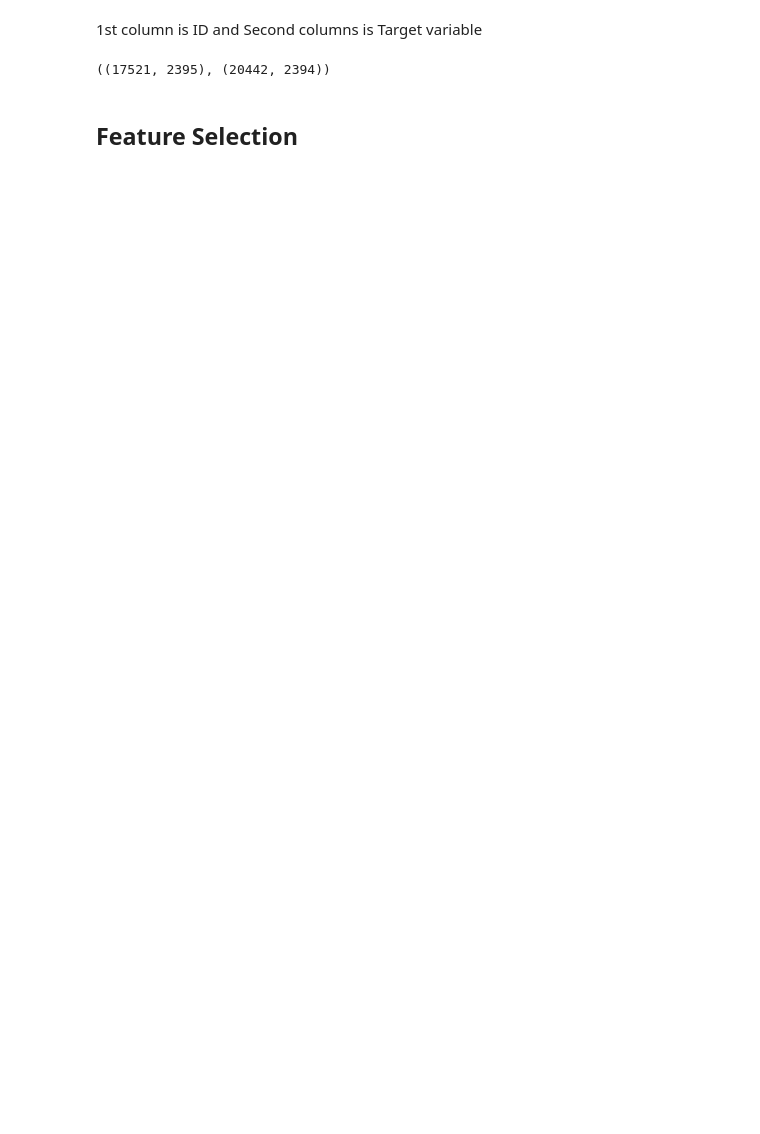
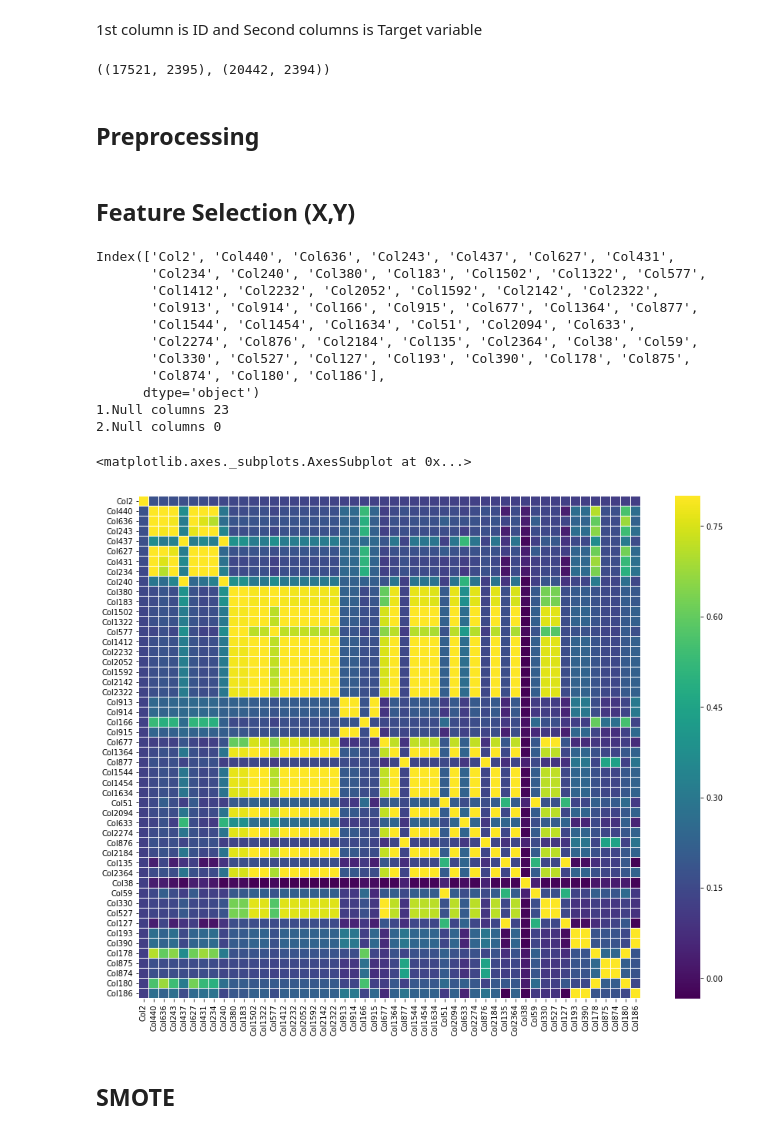
Before and after one commit to Shalakam/banking-behaviour-scorecard, a Jupyter notebook: kernel2.ipynb, the cells around one changed output. Drawn from its saved outputs; the diff is of its cells as text; code cells hidden in the pictures; blank space fills up the shorter version.

```diff
--- a/kernel2.ipynb
+++ b/kernel2.ipynb
@@ -49,5 +46,56 @@ test_df.sample(5)
 train_df.shape, test_df.shape
 # %% [output]
 ((17521, 2395), (20442, 2394))
+# %% [markdown]
+## Preprocessing
+# %%
+# Check columns for Null values
+def null_cols(d,columns):
+  na = d[columns].isna().sum().sort_values(ascending=False)
+  return na[na > 0].index.to_list()
+# %%
+# Replace all null values
+def replace_null(X,cols):
+  na_cols = null_cols(X,cols)
+  print('1.Null columns',len(na_cols))
+
+  if len(na_cols) > 0:
+    X[na_cols]= X[na_cols].fillna(method='ffill')
+    X[na_cols]= X[na_cols].fillna(method='bfill')
+    na_cols = null_cols(X,cols)
+    print('2.Null columns',len(na_cols))
 # %% [markdown]
-## Feature Selection
+## Feature Selection (X,Y)
+# %%
+target = 'Col2'
+num_cols = train_df.select_dtypes(include="number").columns
+cat_cols = list(set(train_df.columns) - set(num_cols))
+corr = train_df.corr()
+# %%
+k= 50
+cols = corr.nlargest(k,target)[target].index
+print(cols)
+# cm = np.corrcoef(train_df[cols].values.T)
+cm = train_df.loc[:,cols].corr()
+f , ax = plt.subplots(figsize = (16,12))
+
+col_x = list(set(cols) - set([target]))
+X, Y = train_df.loc[:,col_x] ,train_df.loc[:,target]
+replace_null(X,col_x)
+
+sns.heatmap(cm, vmax=.8, linewidths=0.01,square=True,annot=False,cmap='viridis',
+            linecolor="white",xticklabels = cols.values ,annot_kws = {'size':12},yticklabels = cols.values)
+# %% [output]
+Index(['Col2', 'Col440', 'Col636', 'Col243', 'Col437', 'Col627', 'Col431',
+       'Col234', 'Col240', 'Col380', 'Col183', 'Col1502', 'Col1322', 'Col577',
+       'Col1412', 'Col2232', 'Col2052', 'Col1592', 'Col2142', 'Col2322',
+       'Col913', 'Col914', 'Col166', 'Col915', 'Col677', 'Col1364', 'Col877',
+       'Col1544', 'Col1454', 'Col1634', 'Col51', 'Col2094', 'Col633',
+       'Col2274', 'Col876', 'Col2184', 'Col135', 'Col2364', 'Col38', 'Col59',
+       'Col330', 'Col527', 'Col127', 'Col193', 'Col390', 'Col178', 'Col875',
+       'Col874', 'Col180', 'Col186'],
+      dtype='object')
+1.Null columns 23
+2.Null columns 0
+<matplotlib.axes._subplots.AxesSubplot at 0x...>
+[figure, added]
@@ -53,0 +112,2 @@ train_df.shape, test_df.shape
+# %% [markdown]
+## SMOTE
```
Also changed, not shown: parts of 25 cells of this notebook.
